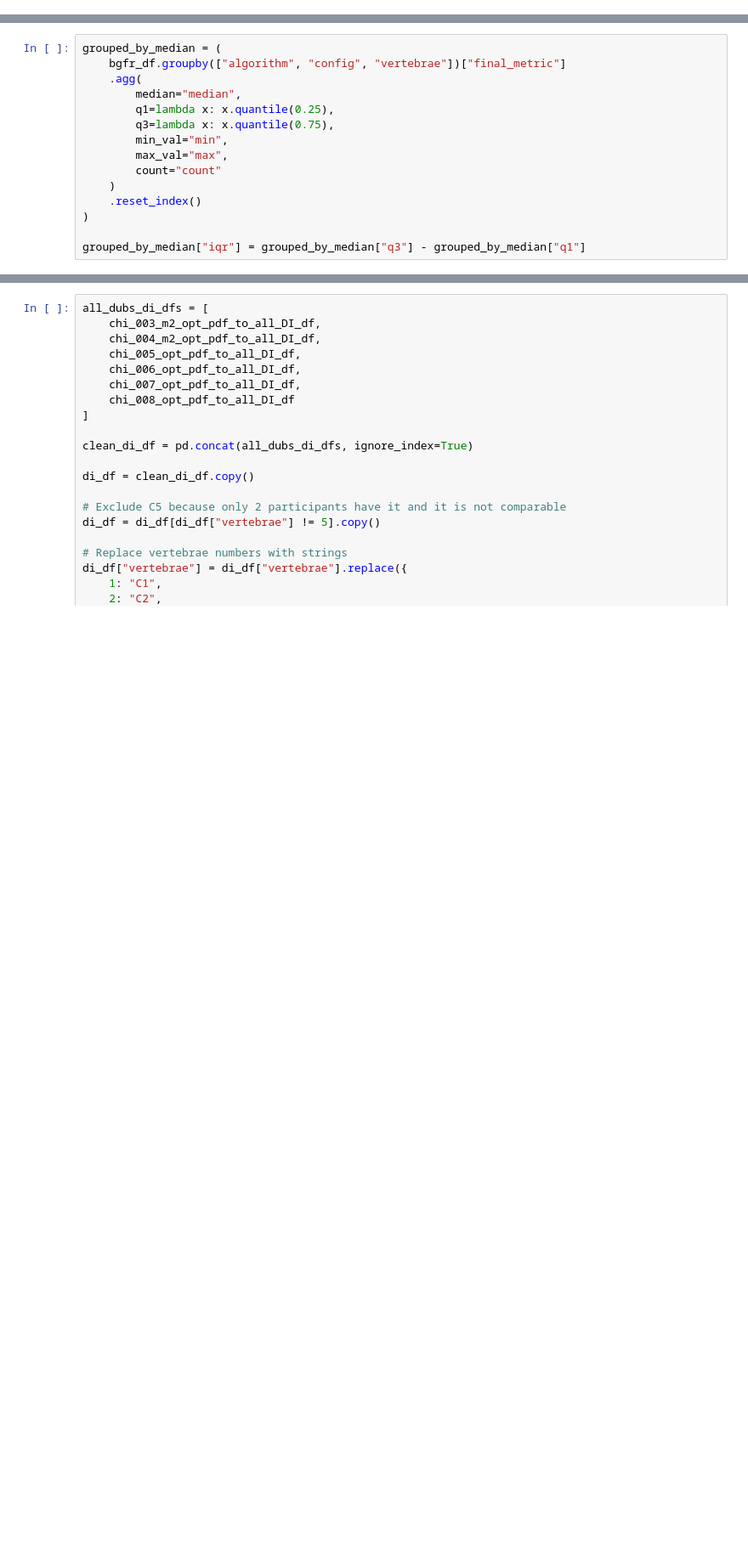
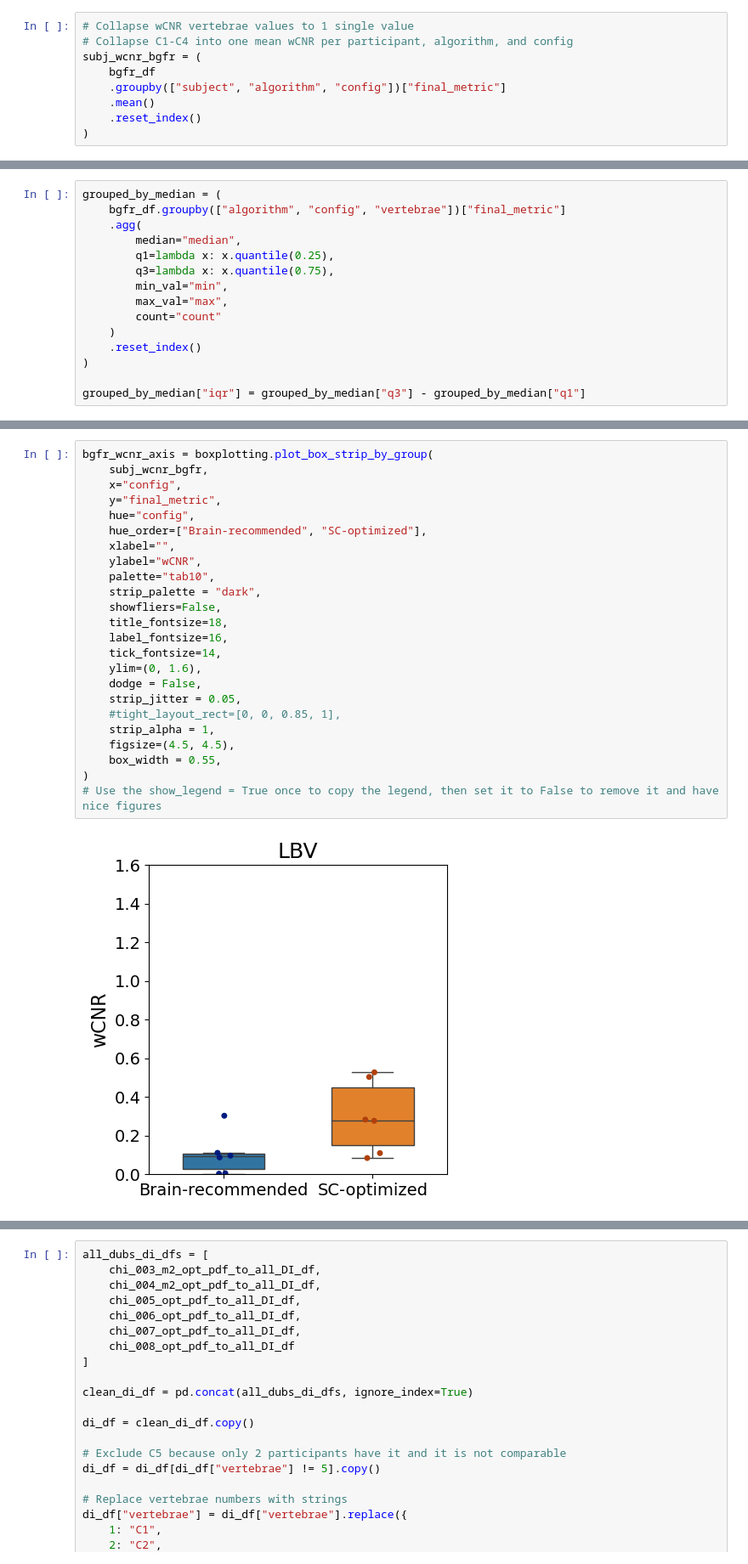
Before and after one commit to sriosq/Image-processing-strategies, a Jupyter notebook: qsm_testing/chi_mapping_metric_analysis.ipynb, the cells around one changed output, grey strips where cells are left out. Shown at 85% size. Cells and saved outputs as stored; diff of their text form; blank space fills up the shorter version.

```diff
--- a/qsm_testing/chi_mapping_metric_analysis.ipynb
+++ b/qsm_testing/chi_mapping_metric_analysis.ipynb
@@ -1009,6 +1028,15 @@ The .agg() is used to compute:
 - mean, average across participants
 - std, variability across participants
 - count, number of values in that group
+# %%
+# Collapse wCNR vertebrae values to 1 single value
+# Collapse C1-C4 into one mean wCNR per participant, algorithm, and config
+subj_wcnr_bgfr = (
+    bgfr_df
+    .groupby(["subject", "algorithm", "config"])["final_metric"]
+    .mean()
+    .reset_index()
+)
 # %%
 grouped_by_mean = (
     bgfr_df.groupby(["algorithm", "config", "vertebrae"])["final_metric"]
@@ -1104,0 +1094,26 @@ Index(['subject', 'measurement', 'test_folder', 'vertebrae', 'mean_gm',
+# %%
+bgfr_wcnr_axis = boxplotting.plot_box_strip_by_group(
+    subj_wcnr_bgfr,
+    x="config",
+    y="final_metric",
+    hue="config",
+    hue_order=["Brain-recommended", "SC-optimized"],
+    xlabel="",
+    ylabel="wCNR",
+    palette="tab10",
+    strip_palette = "dark",
+    showfliers=False,
+    title_fontsize=18,
+    label_fontsize=16,
+    tick_fontsize=14,
+    ylim=(0, 1.6),
+    dodge = False,
+    strip_jitter = 0.05,
+    #tight_layout_rect=[0, 0, 0.85, 1],
+    strip_alpha = 1,
+    figsize=(4.5, 4.5),
+    box_width = 0.55,
+)
+# Use the show_legend = True once to copy the legend, then set it to False to remove it and have nice figures
+# %% [output]
+[figure, added]
```
Also changed, not shown: parts of 39 cells of this notebook, 7 other files.
